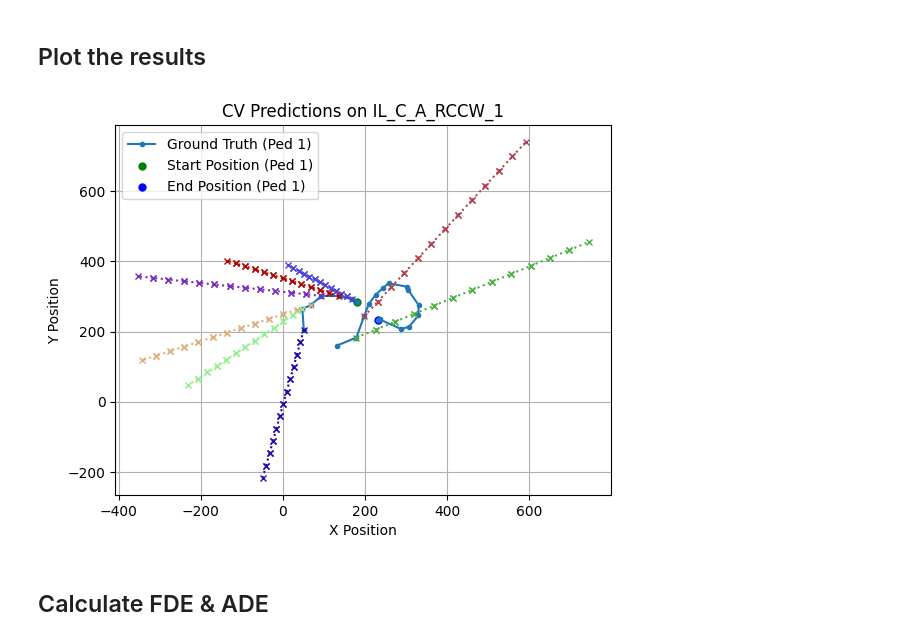
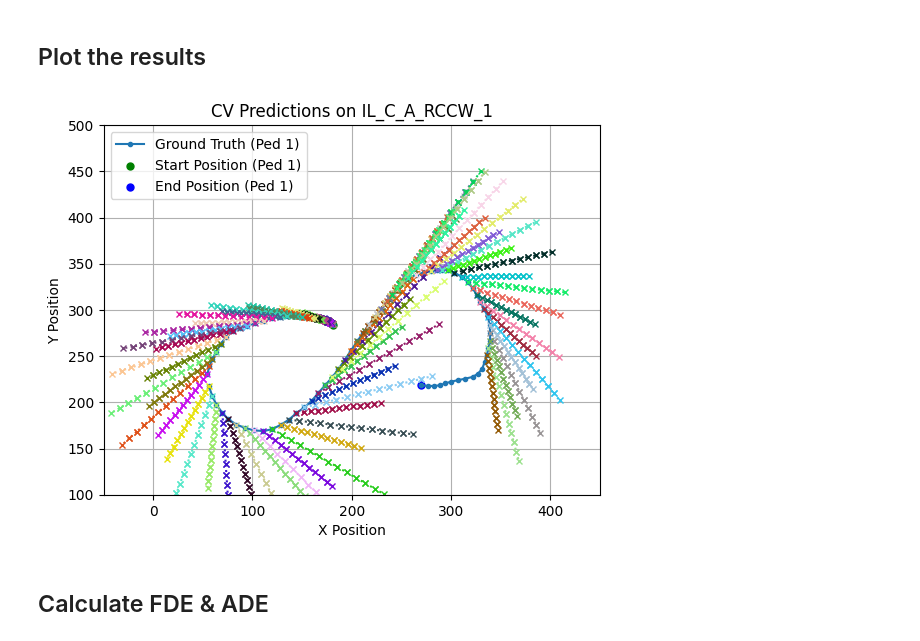
Before and after one commit to spourasgari/motion_predictor, a Jupyter notebook: withNone_CV_2_pred.ipynb, the cells around one changed output. Drawn from its saved outputs; the diff is of its cells as text; code cells hidden in the pictures.

Commit message:
Add Kalman Filter

```diff
--- a/withNone_CV_2_pred.ipynb
+++ b/withNone_CV_2_pred.ipynb
@@ -23,7 +93,7 @@ data_path_2 = os.path.join(output_dir, "pose_waypoints_sampled_2.5hz_clean.csv")
 
 # Set parameters
 plot_2 = False # To plot the 2.5hz dataset on the same graph
-avg_window_lin = 2 # The number of steps to average the linear velocity
+avg_window_lin = 8 # The number of steps to average the linear velocity
 avg_window_ang = None # The number of steps to average the angular velocity
 pred_model = 'CV' # The prediction model to be used
 # %%
@@ -115,3 +185,41 @@ results_df = pd.DataFrame()
 results_df
 # %% [output]
 |  |
+# %%
+# Set prediction horizon
+ph = 12
+
+predictions = {}
+
+# Group data by pedestrian ID (column 1)
+pedestrian_ids = np.unique(gt_array[:, 1])
+
+for ped_id in pedestrian_ids:
+
+    # # Estimate dt (or set a fixed value if your data is uniform)
+    # dt_est = np.nanmean(np.diff(ped_data[:, 0])) if len(ped_data) > 1 else np.nan
+    # kf = KalmanFilter2D(dt=dt_est)
+
+    # # Set initial state to the first known position
+    # x00, y00 = ped_data[0, 2], ped_data[0, 3]
+    # kf.x[:2] = np.array([[x00], [y00]])  # Set initial position
+
+    # Filter data for the current pedestrian
+    ped_data = gt_array[gt_array[:, 1] == ped_id]
+
+    ped_data_2 = ped_data.copy()
+
+    ped_data_2[:, 2:] = filter_pedestrian_positions(ped_data, dt=0.4)[:, 0:2]
+
+import matplotlib.pyplot as plt
+
+plt.figure(figsize=(8, 6))
+plt.plot(ped_data[:, 2], ped_data[:, 3], 'ro-', label='Original')
+plt.plot(ped_data_2[:, 2], ped_data_2[:, 3], 'bo-', label='Kalman Filtered')
+plt.title("Pedestrian Trajectory (Original vs. Filtered)")
+plt.xlabel("X")
+plt.ylabel("Y")
+plt.legend()
+plt.axis('equal')
+plt.grid()
+plt.show()
@@ -232,8 +369,8 @@ Skipping prediction for pedestrian 1.0 at index 7 due to insufficient velocity d
 # plt.figure(figsize=((x_max - x_min) * 0.5, (y_max - y_min) * 0.5), dpi=300)
 
 # # Set the x and y axis limits
-# plt.xlim(0, 500)
-# plt.ylim(0, 400)
+plt.xlim(-50, 450)
+plt.ylim(100, 500)
 
 pedestrian_ids = np.unique(gt_array[:, 1])
 
@@ -280,34 +417,34 @@ for ped_id in pedestrian_ids:
 
                     x_start, y_start = x_pred, y_pred
                     # break
 
 
     ## THESE PLOTS ARE NOT WORKING ANYMORE
     # plt.plot(p_x, p_y, marker="x", linewidth=1, linestyle='--', label='Predicted Positions', color="red") # Connect all prediction to each other, only useful for one-step prediction
     # plt.scatter(p_x, p_y, marker="x", label='Predicted Positions', color="red") # Just show the predicted positions
 
 # Mark start and end positions
 for ped_id in np.unique(gt_array[:, 1]):
     ped_data = gt_array[gt_array[:, 1] == ped_id]
     x_gt, y_gt = ped_data[:, 2], ped_data[:, 3]
     plt.scatter(x_gt[0], y_gt[0], color="green", s=25, label=f"Start Position (Ped {int(ped_id)})")
     plt.scatter(x_gt[-1], y_gt[-1], color="blue", s=25, label=f"End Position (Ped {int(ped_id)})")
 
 # plt.gca().invert_yaxis()  # Invert Y to match video coordinates
 # plt.gca().invert_xaxis()  # Invert X to match video coordinates
 
 # Titles and labels
 plt.title(f"{pred_model} Predictions on {file_name}")
 plt.xlabel("X Position")
 plt.ylabel("Y Position")
 plt.legend()
 plt.grid(True)
 
 # Show the plot
 plt.show()
 plt.close()
 # %% [output]
-[figure, old version]
+[figure, new version]
 # %% [markdown]
 ## Calculate FDE & ADE
 # %%
```
Also changed, not shown: parts of 7 cells of this notebook, 3 other files.
